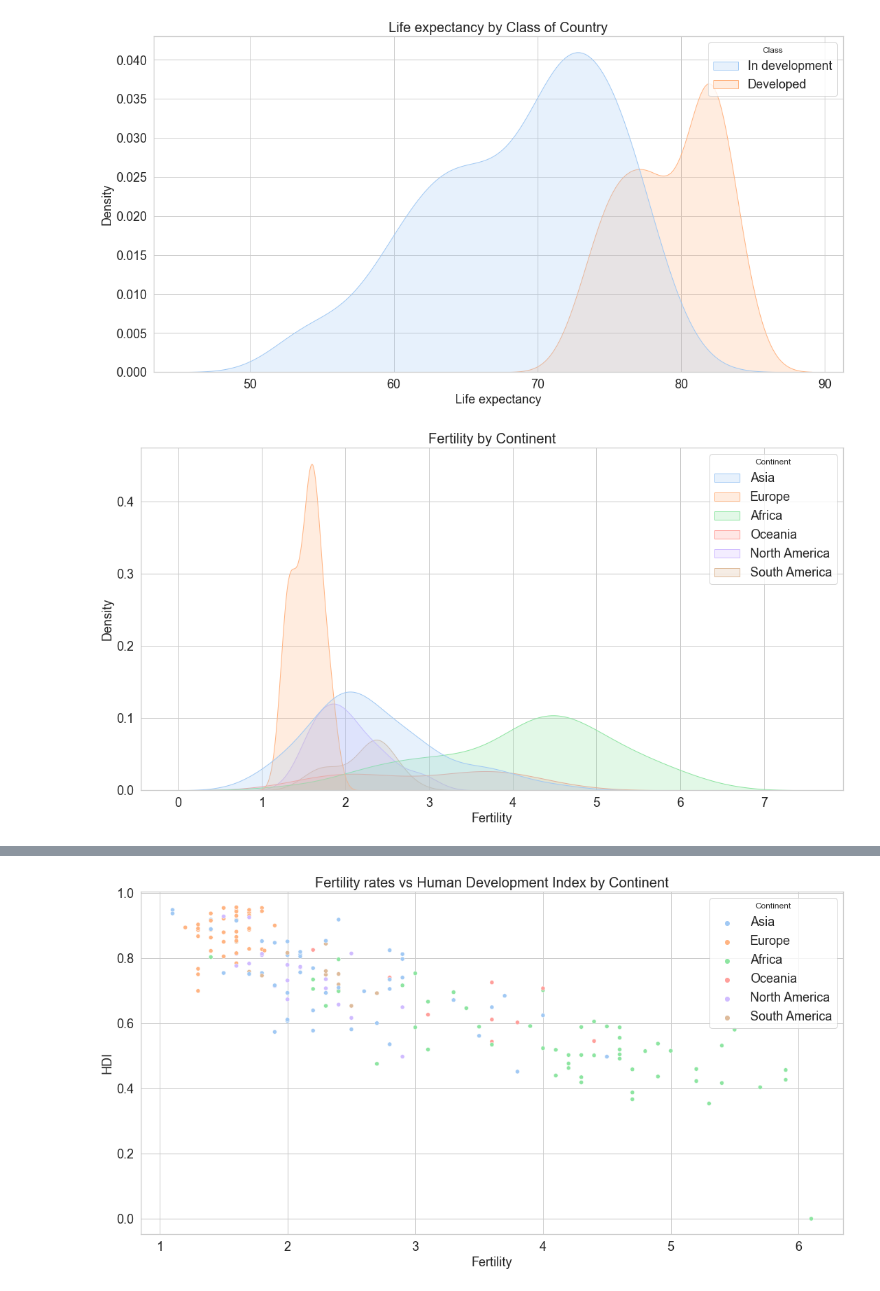
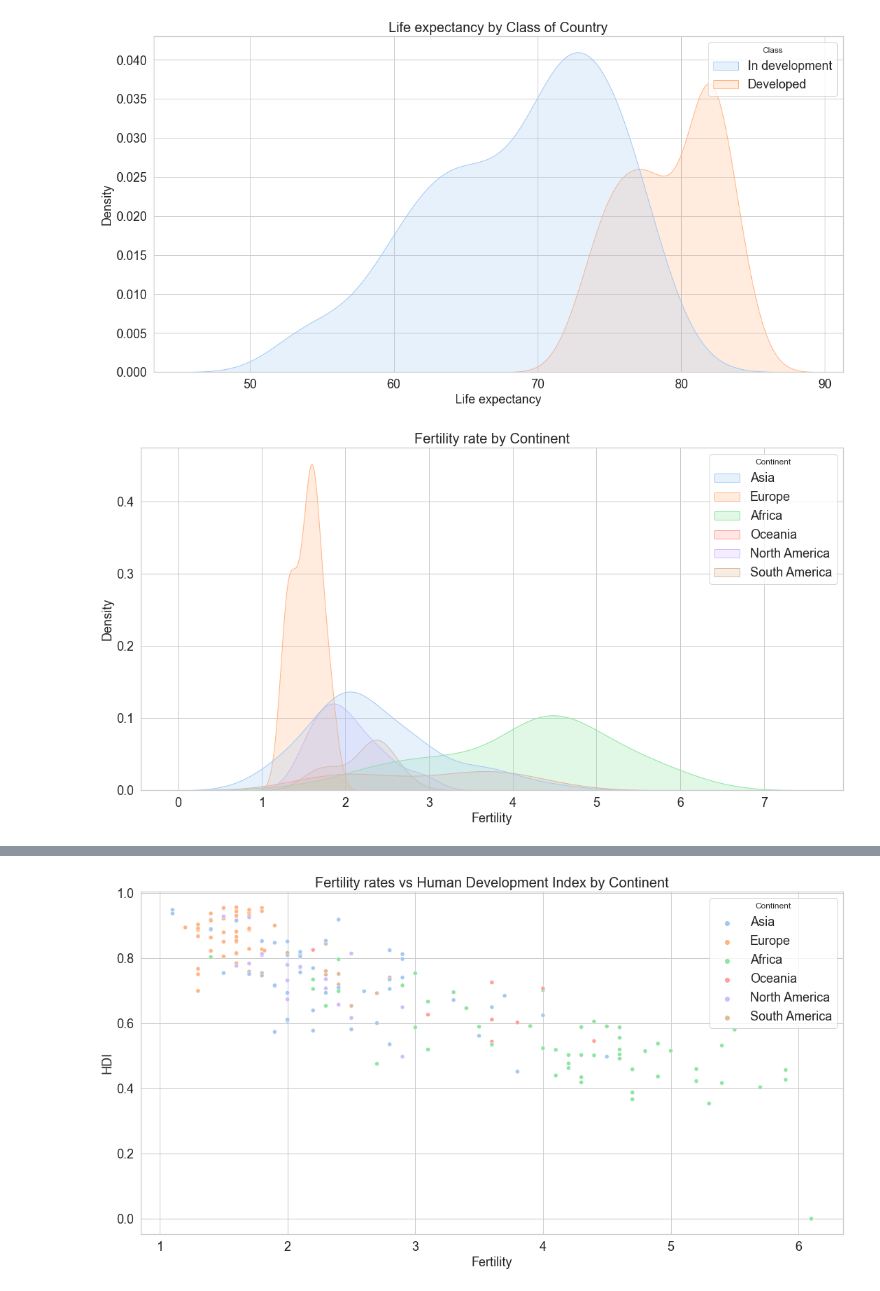
Before and after one commit to nico-stan/project-II, a Jupyter notebook: Plotting.ipynb, the cells around one changed output, grey strips where cells are left out. Cells and saved outputs as stored; diff of their text form; code cells hidden in the pictures.

```diff
--- a/Plotting.ipynb
+++ b/Plotting.ipynb
@@ -175,11 +175,11 @@ plt.savefig("Output/images/Figure5.png")
 # %% [output]
 [figure]
 # %%
-# Fertility rates per Continent
+# Fertility rate by Continent
 plt.figure(figsize = (18, 9))
-plt.title("Fertility by Continent")
+plt.title("Fertility rate by Continent")
 sns.kdeplot(x=df2['Fertility'], hue=df2.Continent, fill=True, palette= sns.color_palette('pastel')[0:6]);
 plt.savefig("Output/images/Figure6.png")
 # %% [output]
-[figure, old version]
+[figure, new version]
 # %%
```
Also changed, not shown: parts of 7 cells of this notebook.
